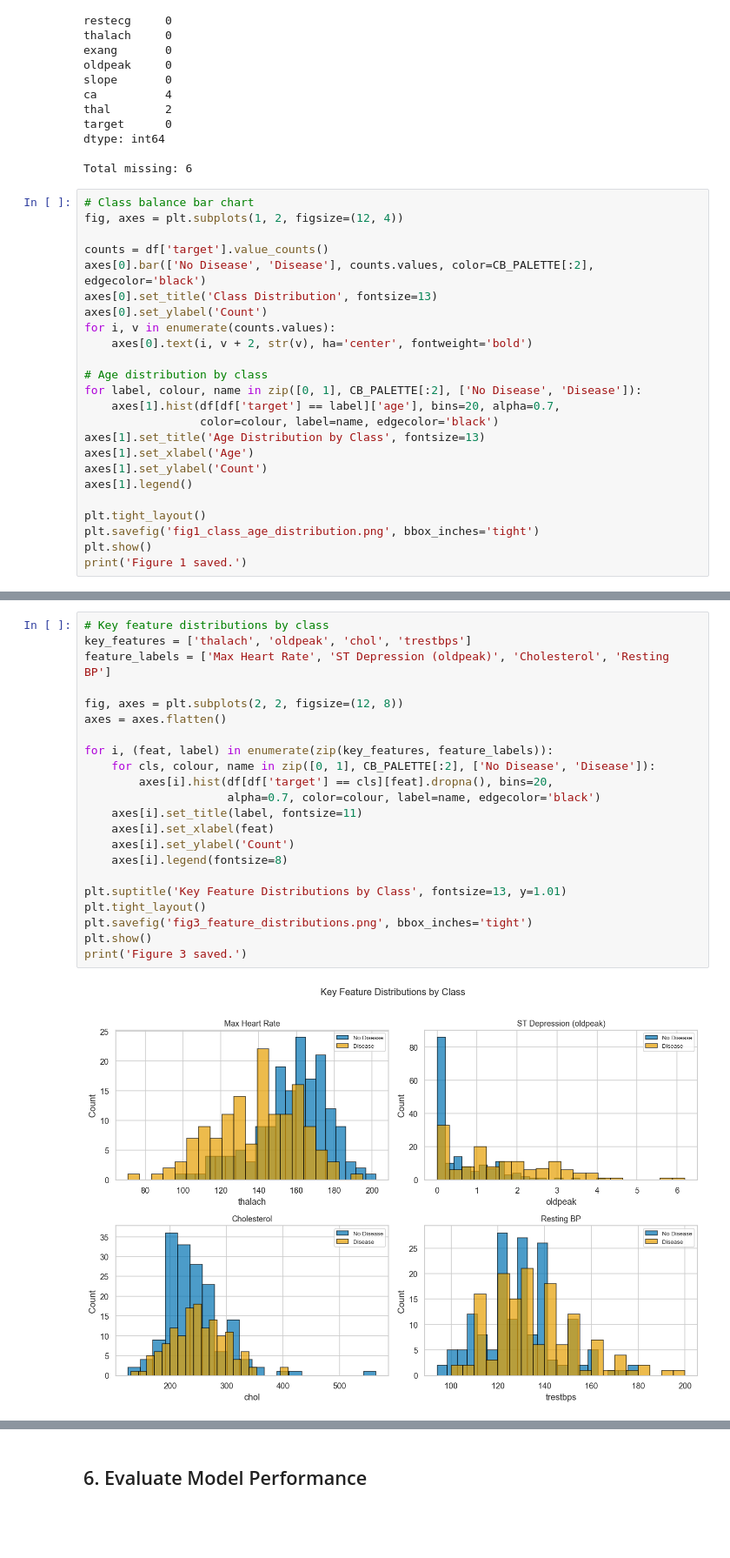
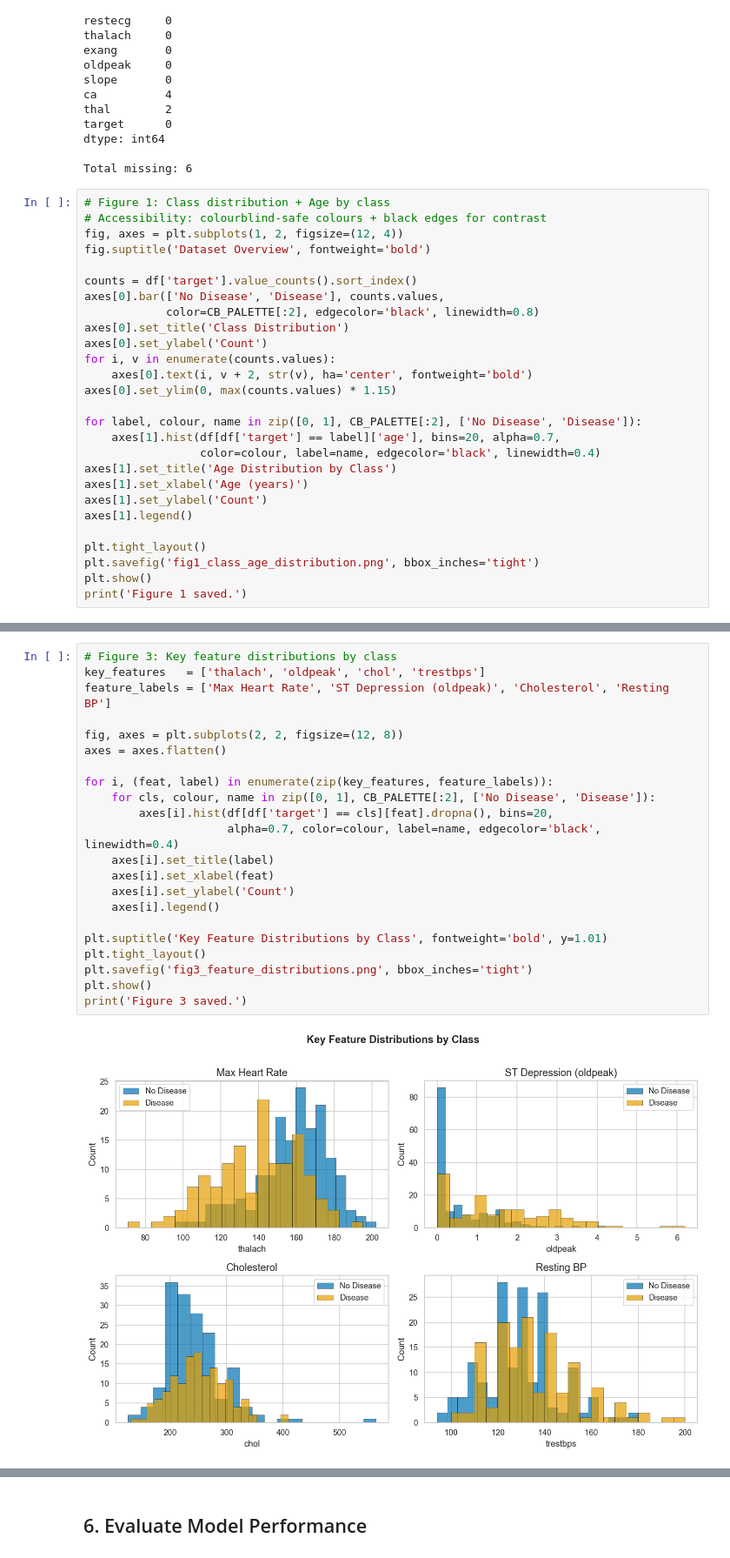
Before and after one commit to mattmessie/Heart-Disease-Prediction-with-Logistic-Regression, a Jupyter notebook: heart_disease_logistic_regression.ipynb, the cells around one changed output, grey strips where cells are left out. Shown at 87% size. Drawn from its saved outputs; the diff is of its cells as text; blank space fills up the shorter version.

```diff
--- a/heart_disease_logistic_regression.ipynb
+++ b/heart_disease_logistic_regression.ipynb
@@ -132,22 +145,25 @@ dtype: int64
 
 Total missing: 6
 # %%
-# Class balance bar chart
+# Figure 1: Class distribution + Age by class
+# Accessibility: colourblind-safe colours + black edges for contrast
 fig, axes = plt.subplots(1, 2, figsize=(12, 4))
+fig.suptitle('Dataset Overview', fontweight='bold')
 
-counts = df['target'].value_counts()
-axes[0].bar(['No Disease', 'Disease'], counts.values, color=CB_PALETTE[:2], edgecolor='black')
-axes[0].set_title('Class Distribution', fontsize=13)
+counts = df['target'].value_counts().sort_index()
+axes[0].bar(['No Disease', 'Disease'], counts.values,
+            color=CB_PALETTE[:2], edgecolor='black', linewidth=0.8)
+axes[0].set_title('Class Distribution')
 axes[0].set_ylabel('Count')
 for i, v in enumerate(counts.values):
     axes[0].text(i, v + 2, str(v), ha='center', fontweight='bold')
+axes[0].set_ylim(0, max(counts.values) * 1.15)
 
-# Age distribution by class
 for label, colour, name in zip([0, 1], CB_PALETTE[:2], ['No Disease', 'Disease']):
     axes[1].hist(df[df['target'] == label]['age'], bins=20, alpha=0.7,
-                 color=colour, label=name, edgecolor='black')
-axes[1].set_title('Age Distribution by Class', fontsize=13)
-axes[1].set_xlabel('Age')
+                 color=colour, label=name, edgecolor='black', linewidth=0.4)
+axes[1].set_title('Age Distribution by Class')
+axes[1].set_xlabel('Age (years)')
 axes[1].set_ylabel('Count')
 axes[1].legend()
 
@@ -176,28 +191,28 @@ print('Figure 2 saved.')
 Figure 2 saved.
 # %%
-# Key feature distributions by class
-key_features = ['thalach', 'oldpeak', 'chol', 'trestbps']
+# Figure 3: Key feature distributions by class
+key_features   = ['thalach', 'oldpeak', 'chol', 'trestbps']
 feature_labels = ['Max Heart Rate', 'ST Depression (oldpeak)', 'Cholesterol', 'Resting BP']
 
 fig, axes = plt.subplots(2, 2, figsize=(12, 8))
 axes = axes.flatten()
 
 for i, (feat, label) in enumerate(zip(key_features, feature_labels)):
     for cls, colour, name in zip([0, 1], CB_PALETTE[:2], ['No Disease', 'Disease']):
         axes[i].hist(df[df['target'] == cls][feat].dropna(), bins=20,
-                     alpha=0.7, color=colour, label=name, edgecolor='black')
-    axes[i].set_title(label, fontsize=11)
+                     alpha=0.7, color=colour, label=name, edgecolor='black', linewidth=0.4)
+    axes[i].set_title(label)
     axes[i].set_xlabel(feat)
     axes[i].set_ylabel('Count')
-    axes[i].legend(fontsize=8)
+    axes[i].legend()
 
-plt.suptitle('Key Feature Distributions by Class', fontsize=13, y=1.01)
+plt.suptitle('Key Feature Distributions by Class', fontweight='bold', y=1.01)
 plt.tight_layout()
 plt.savefig('fig3_feature_distributions.png', bbox_inches='tight')
 plt.show()
 print('Figure 3 saved.')
 # %% [output]
-[figure, old version]
+[figure, new version]
 Figure 3 saved.
 # %% [markdown]
 ## 4. Preprocessing
```
Also changed, not shown: parts of 26 cells of this notebook.
